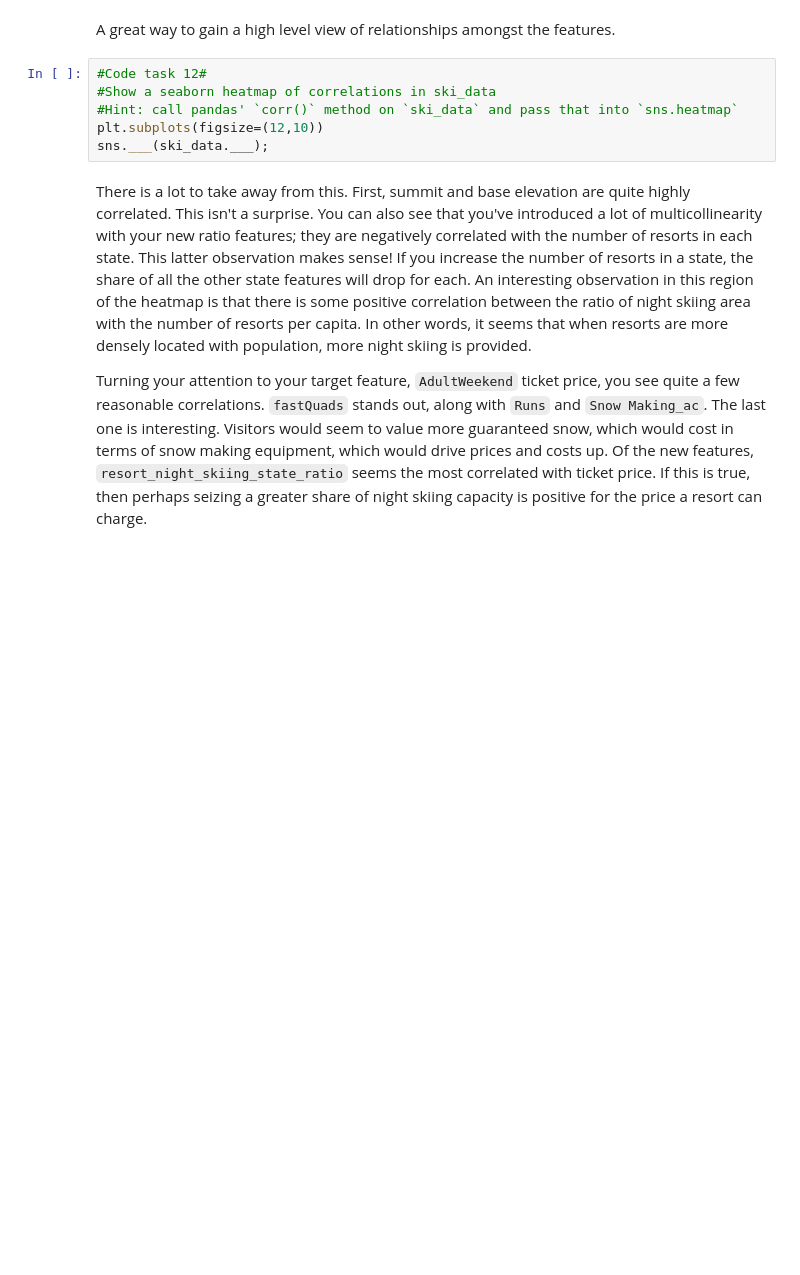
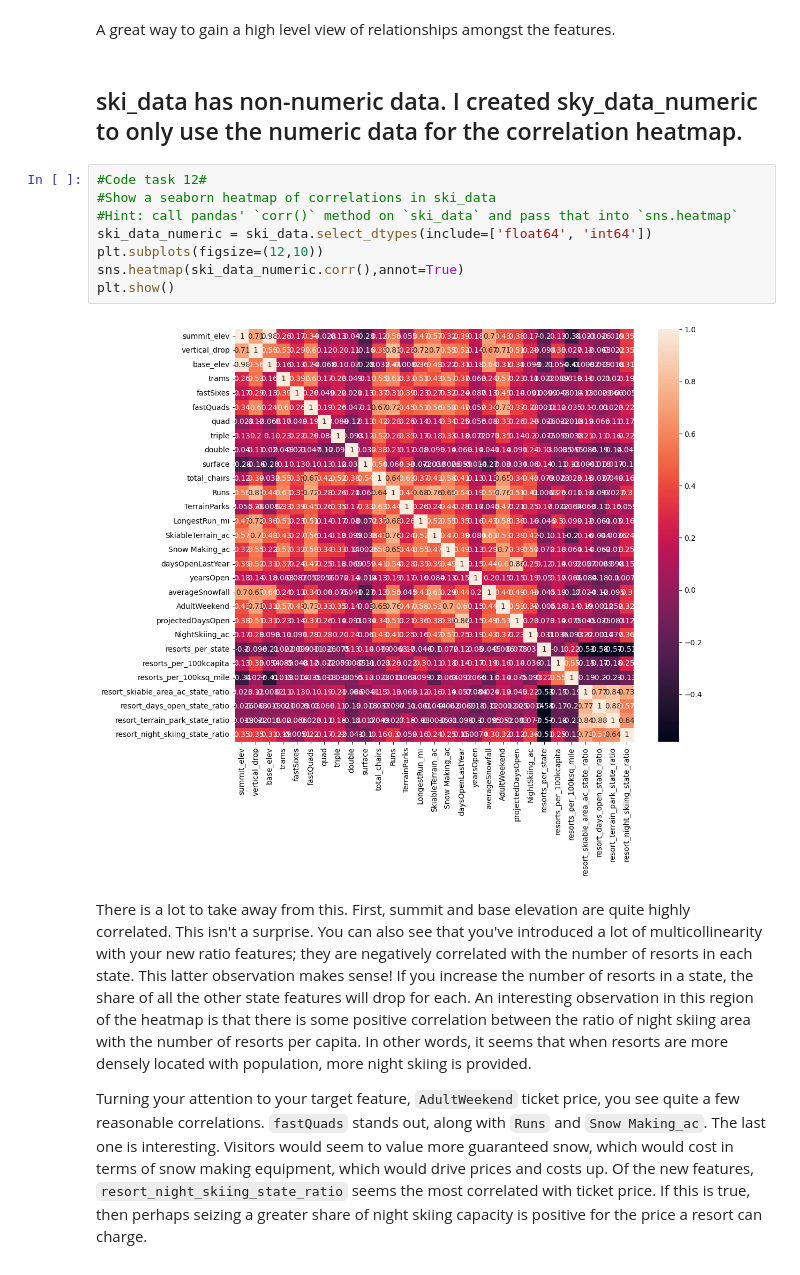
Before and after one commit to BTExpress1/DataScienceGuidedCapstone, a Jupyter notebook: Notebooks/03_exploratory_data_analysis.ipynb, the cells around one changed output. Saved outputs shown, nothing was run; the diff lists cells and outputs as text; blank space fills up the shorter version.

```diff
--- a/Notebooks/03_exploratory_data_analysis.ipynb
+++ b/Notebooks/03_exploratory_data_analysis.ipynb
@@ -766,12 +768,18 @@ ski_data.drop(columns=['state_total_skiable_area_ac', 'state_total_days_open',
 #### 3.5.5.2 Feature correlation heatmap<a id='3.5.5.2_Feature_correlation_heatmap'></a>
 # %% [markdown]
 A great way to gain a high level view of relationships amongst the features.
+# %% [markdown]
+## ski_data has non-numeric data. I created sky_data_numeric to only use the numeric data for the correlation heatmap.
 # %%
 #Code task 12#
 #Show a seaborn heatmap of correlations in ski_data
 #Hint: call pandas' `corr()` method on `ski_data` and pass that into `sns.heatmap`
+ski_data_numeric = ski_data.select_dtypes(include=['float64', 'int64'])
 plt.subplots(figsize=(12,10))
-sns.___(ski_data.___);
+sns.heatmap(ski_data_numeric.corr(),annot=True)
+plt.show()
+# %% [output]
+[figure, added]
 # %% [markdown]
 There is a lot to take away from this. First, summit and base elevation are quite highly correlated. This isn't a surprise. You can also see that you've introduced a lot of multicollinearity with your new ratio features; they are negatively correlated with the number of resorts in each state. This latter observation makes sense! If you increase the number of resorts in a state, the share of all the other state features will drop for each. An interesting observation in this region of the heatmap is that there is some positive correlation between the ratio of night skiing area with the number of resorts per capita. In other words, it seems that when resorts are more densely located with population, more night skiing is provided.
 
```
Also changed, not shown: parts of 6 cells of this notebook.
